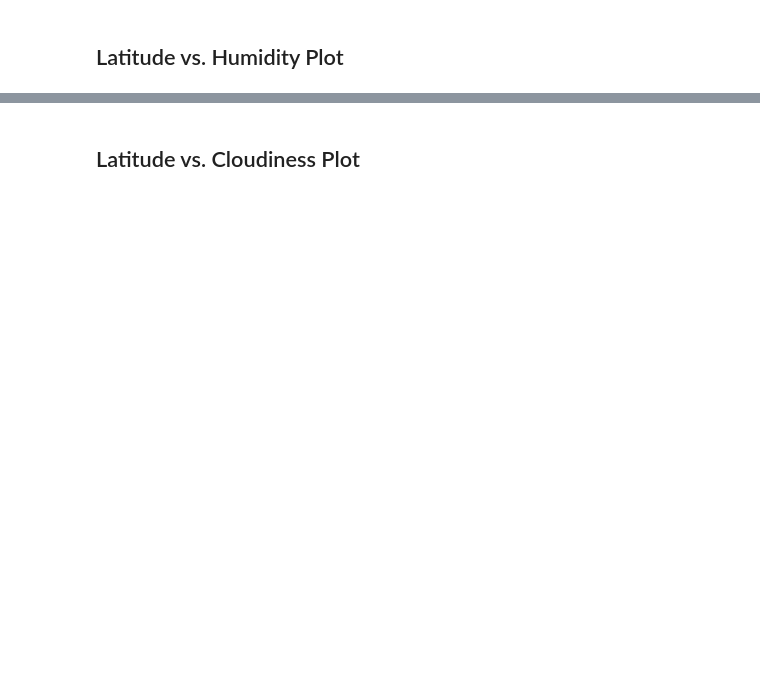
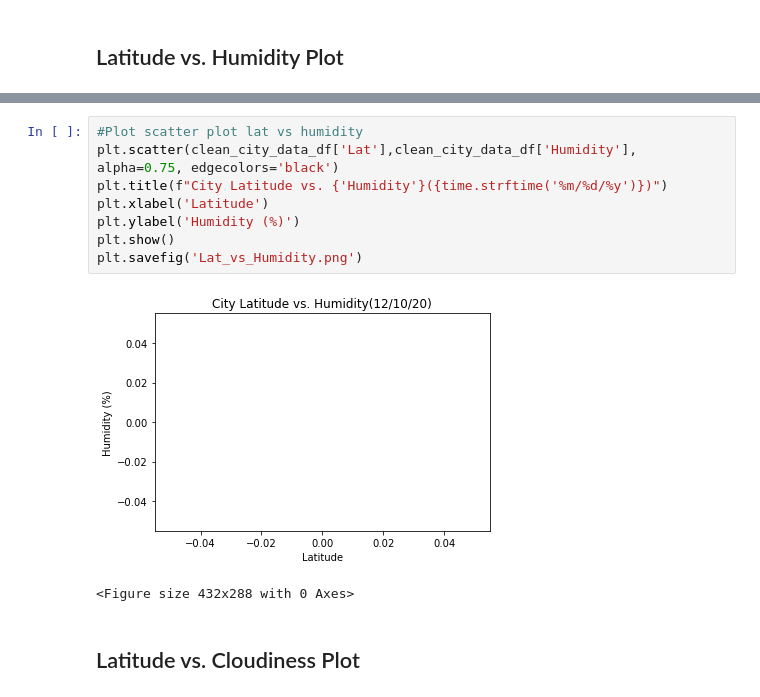
Before and after one commit to kcknguyen/python-api-challenge, a Jupyter notebook: Homework/Instructions/starter_code/WeatherPy.ipynb, the cells around one changed output, grey strips where cells are left out. Saved outputs shown, nothing was run; the diff lists cells and outputs as text; blank space fills up the shorter version.

```diff
--- a/Homework/Instructions/starter_code/WeatherPy.ipynb
+++ b/Homework/Instructions/starter_code/WeatherPy.ipynb
@@ -199,2 +196,13 @@ Int64Index([], dtype='int64')
+# %%
+#Plot scatter plot lat vs humidity
+plt.scatter(clean_city_data_df['Lat'],clean_city_data_df['Humidity'], alpha=0.75, edgecolors='black')
+plt.title(f"City Latitude vs. {'Humidity'}({time.strftime('%m/%d/%y')})")
+plt.xlabel('Latitude')
+plt.ylabel('Humidity (%)')
+plt.show()
+plt.savefig('Lat_vs_Humidity.png')
+# %% [output]
+[figure, added]
+<Figure size 432x288 with 0 Axes>
 # %% [markdown]
 ## Latitude vs. Cloudiness Plot
```
Also changed, not shown: parts of 35 cells of this notebook, 9 other files.
